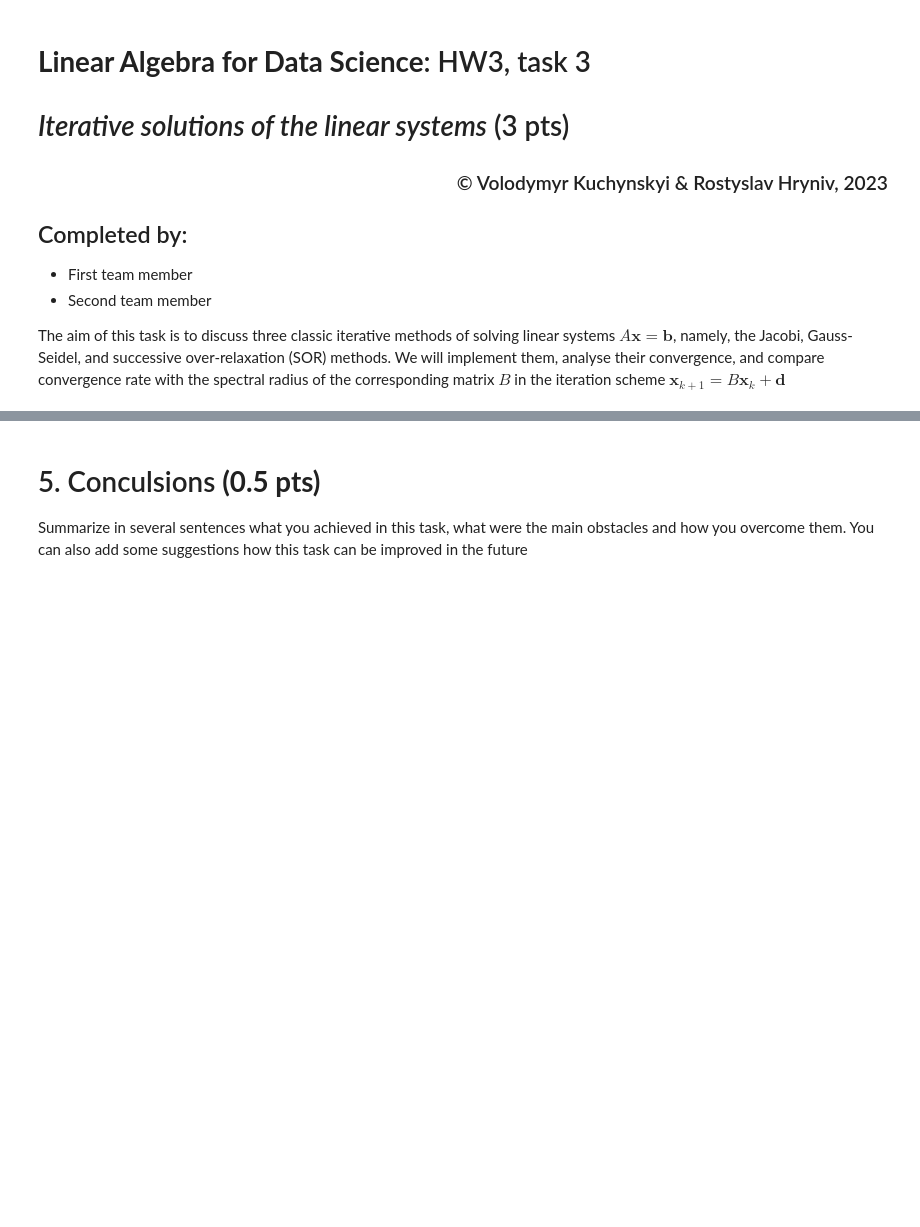
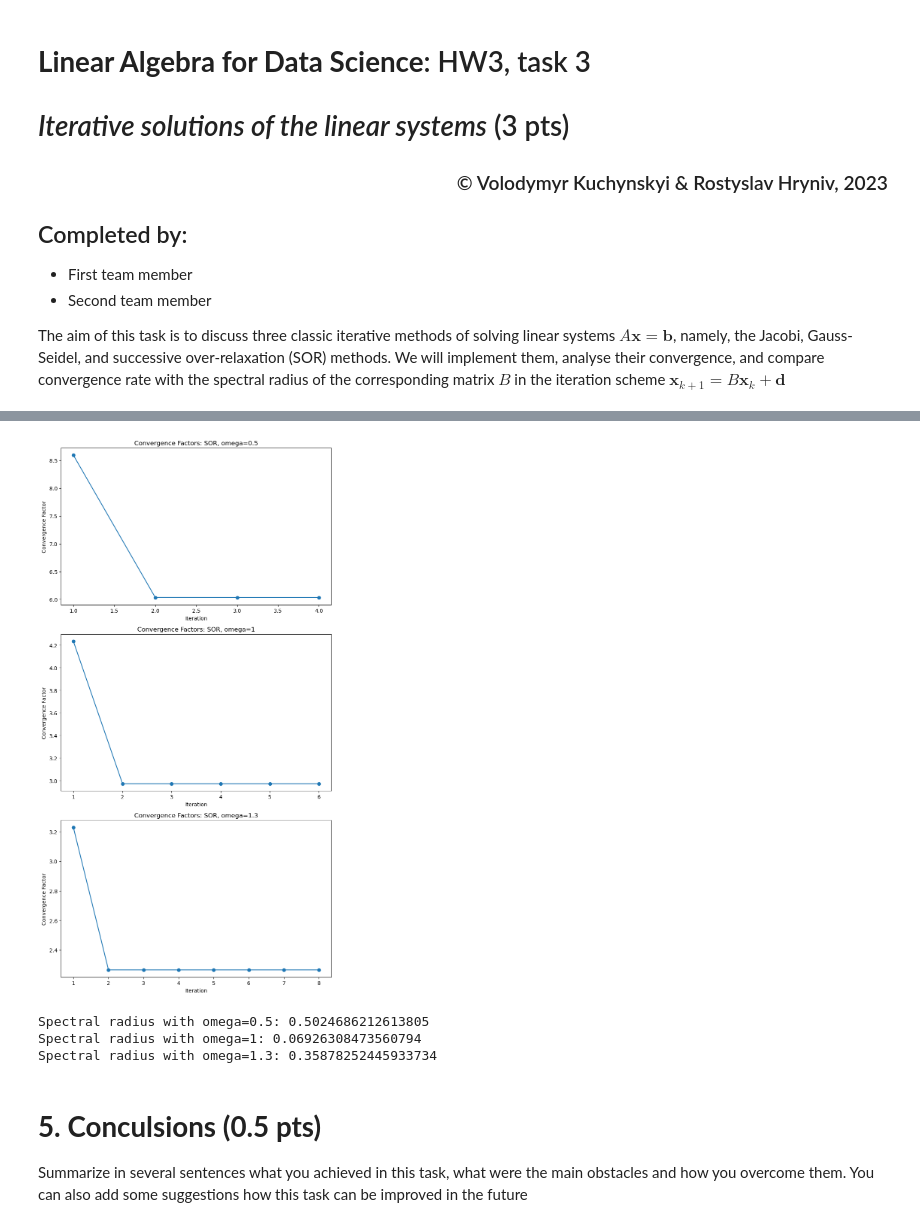
Before and after one commit to artoriusss/ML-projects, a Jupyter notebook: task_3/hw3-task3-iteration-2023.ipynb, the cells around one changed output, grey strips where cells are left out. Drawn from its saved outputs; the diff is of its cells as text; code cells hidden in the pictures; blank space fills up the shorter version.

```diff
--- a/task_3/hw3-task3-iteration-2023.ipynb
+++ b/task_3/hw3-task3-iteration-2023.ipynb
@@ -168,0 +371,29 @@ For each of the methods (and several $\omega$ for SOR) calculate the <font color
+# %%
+alpha = 100
+A = create_matrix(alpha)
+
+omega_1 = 0.5
+omega_2 = 1
+omega_3 = 1.3
+
+sor_inc_1, sor_inc_2, sor_inc_3 = sor(A, b, omega_1)[1], sor(A, b, omega_2)[1], sor(A, b, omega_3)[1]
+# %%
+def plot_convergence_sor(omega_values, convergence_values):
+
+    fig, axs = plt.subplots(len(omega_values), 1, figsize=(8, 5 * len(omega_values)))
+
+    for i, omega in enumerate(omega_values):
+        convergence_factor = [convergence_values[i][j] / convergence_values[i][j+1]
+                              for j in range(len(convergence_values[i])-1)]
+
+        axs[i].plot(range(1, len(convergence_factor)+1), convergence_factor, marker='o')
+        axs[i].set_title(f'Convergence Factors: SOR, omega={omega}')
+        axs[i].set_xlabel('Iteration')
+        axs[i].set_ylabel('Convergence Factor')
+
+    plt.tight_layout()
+    plt.show()
+
+plot_convergence_sor([omega_1, omega_2, omega_3], [sor_inc_1, sor_inc_2, sor_inc_3])
+# %% [output]
+[figure, added]
@@ -169,5 +412,12 @@ For each of the methods (and several $\omega$ for SOR) calculate the <font color
+# %%
+for omega in [omega_1, omega_2, omega_3]:
+    print(f'Spectral radius with omega={omega}: {sor_spectral_radius(A, omega)}')
+# %% [output]
+Spectral radius with omega=0.5: 0.5024686212613805
+Spectral radius with omega=1: 0.06926308473560794
+Spectral radius with omega=1.3: 0.35878252445933734
 # %% [markdown]
-# 5. Conculsions **(0.5 pts)**
+# **5. Conculsions (0.5 pts)**
 
 Summarize in several sentences what you achieved in this task, what were the main obstacles and how you overcome them. You can also add some suggestions how this task can be improved in the future
 # %% [markdown]
```
Also changed, not shown: parts of 35 cells of this notebook.
